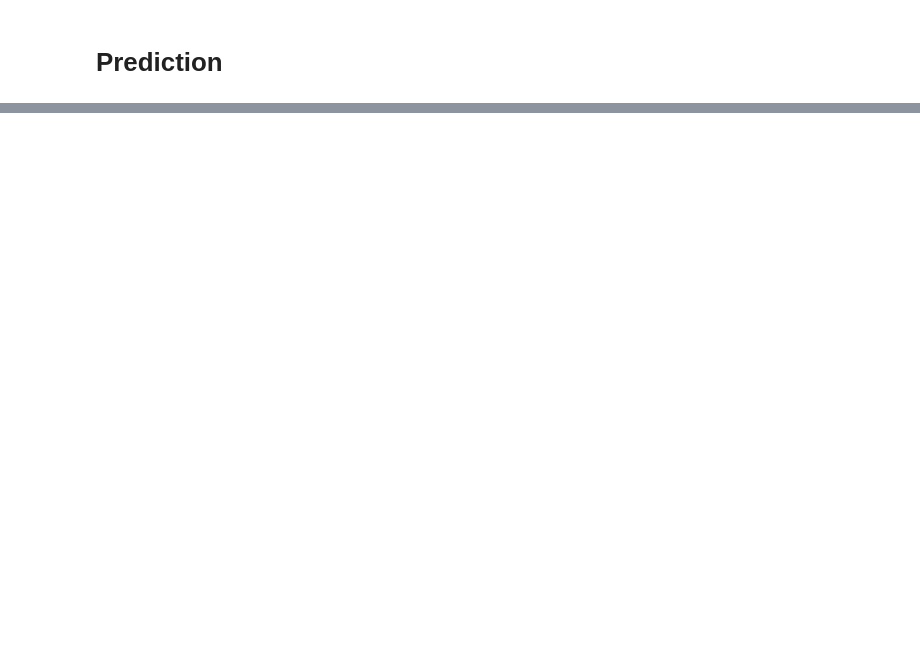
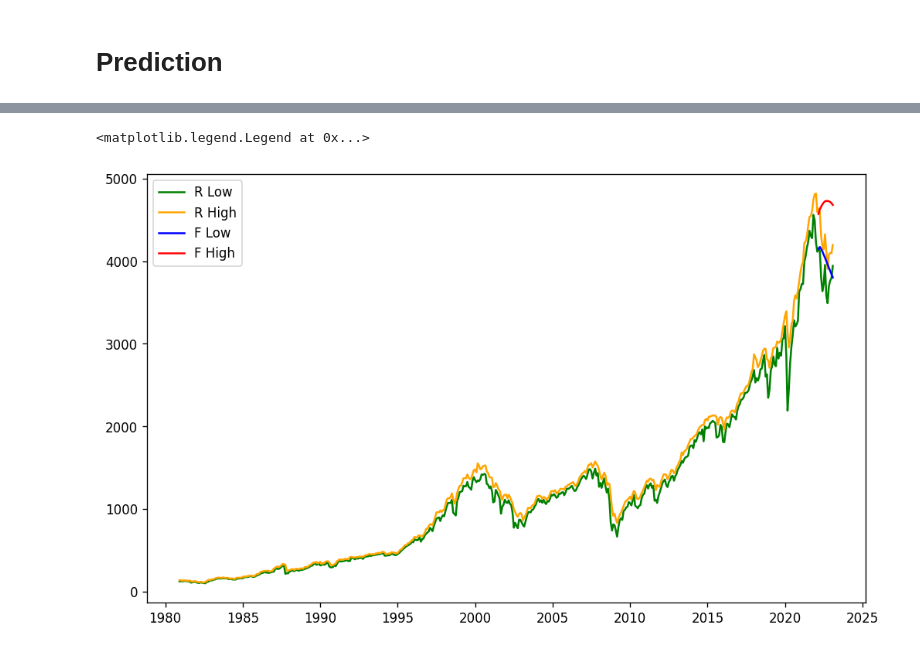
Before and after one commit to jtbandurski/WEC2023, a Jupyter notebook: VARMAX.ipynb, the cells around one changed output, grey strips where cells are left out. Saved outputs shown, nothing was run; the diff lists cells and outputs as text; code cells hidden in the pictures; blank space fills up the shorter version.

```diff
--- a/VARMAX.ipynb
+++ b/VARMAX.ipynb
@@ -588,0 +640,10 @@ Warnings:
+# %%
+fig, ax = plt.subplots()
+ax.plot(monthly_M2_SP['Low'], "g", label="R Low")
+ax.plot(monthly_M2_SP['High'], "orange", label="R High")
+ax.plot(frcst['Low'], "b", label="F Low")
+ax.plot(frcst['High'], "r", label="F High")
+ax.legend(loc="best")
+# %% [output]
+<matplotlib.legend.Legend at 0x...>
+[figure, added]
```
Also changed, not shown: parts of 7 cells of this notebook, 4 other files.
